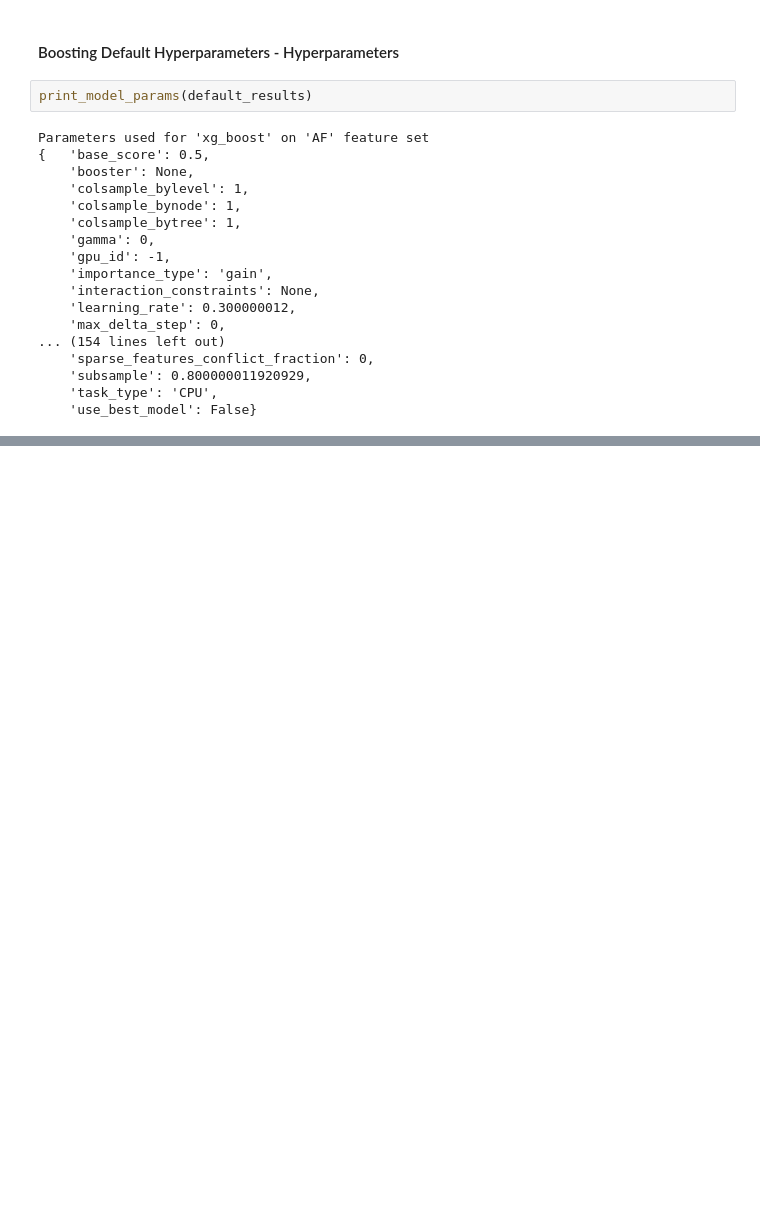
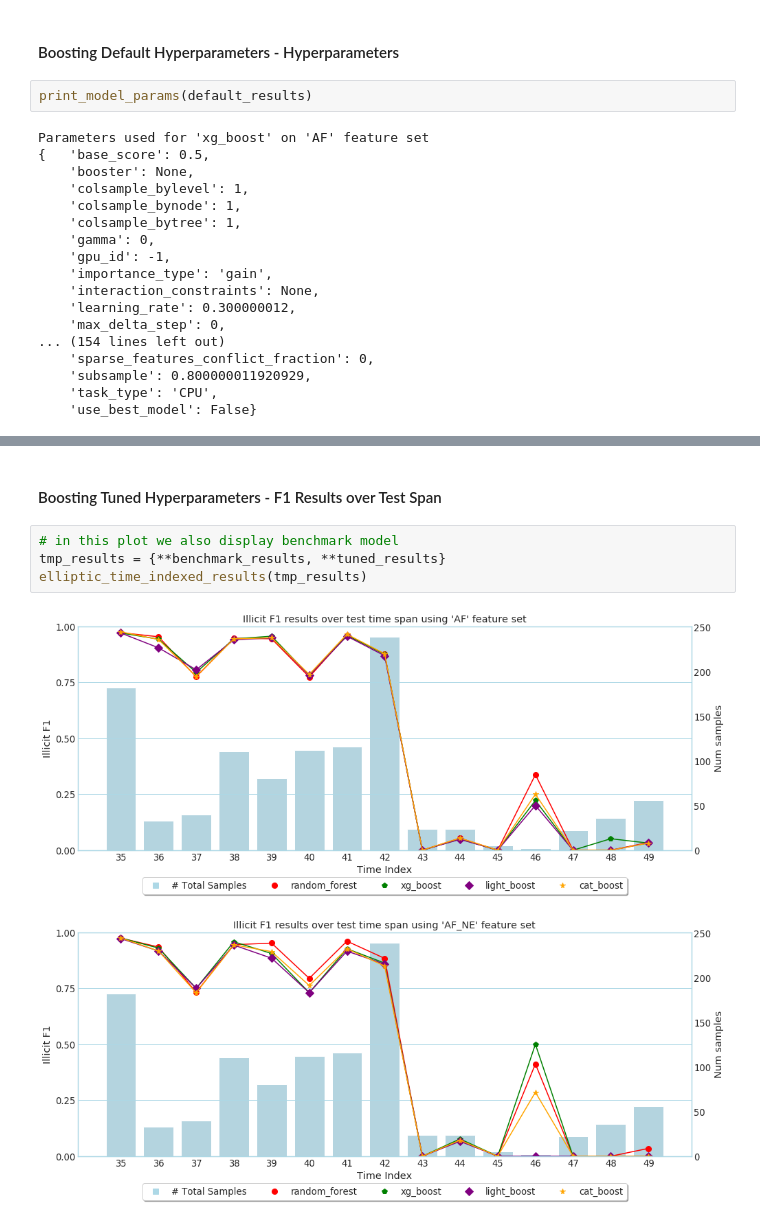
Before and after one commit to achmand/aml-crypto-graph, a Jupyter notebook: src/2_experiment_results.ipynb, the cells around one changed output, grey strips where cells are left out. Cells and saved outputs as stored; diff of their text form; blank space fills up the shorter version.

```diff
--- a/src/2_experiment_results.ipynb
+++ b/src/2_experiment_results.ipynb
@@ -266,0 +316,9 @@ Parameters used for 'xg_boost' on 'AF' feature set
+# %% [markdown]
+#### Boosting Tuned Hyperparameters - F1 Results over Test Span
+# %%
+# in this plot we also display benchmark model
+tmp_results = {**benchmark_results, **tuned_results}
+elliptic_time_indexed_results(tmp_results)
+# %% [output]
+[figure, added]
+[figure, added]
```
Also changed, not shown: parts of 10 cells of this notebook, 23 other files.
